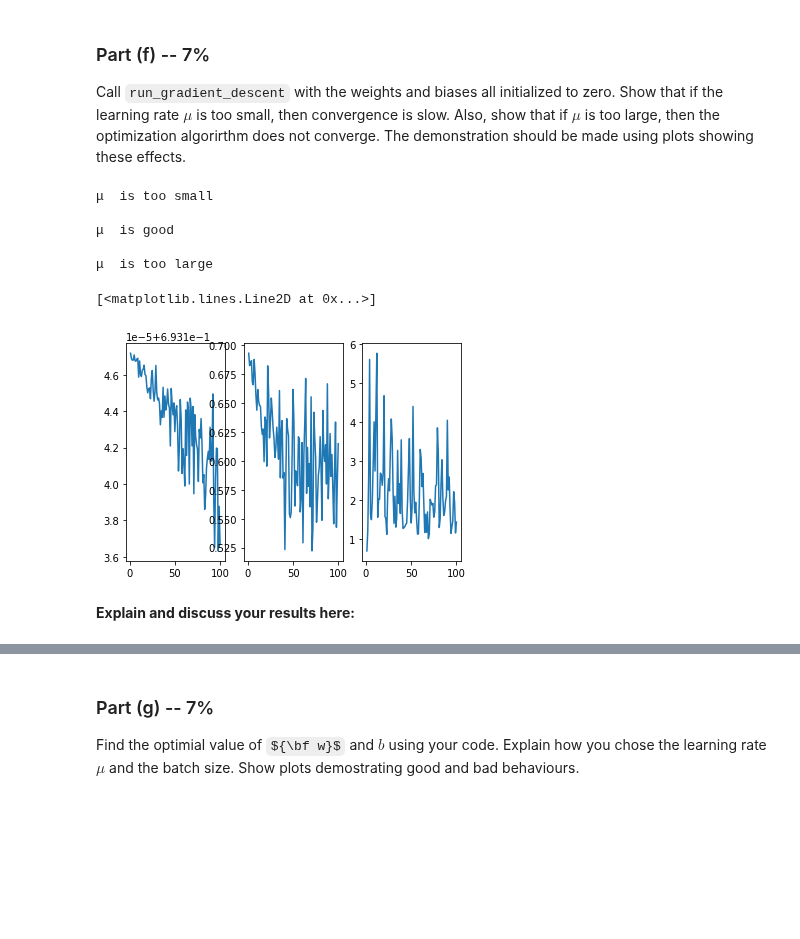
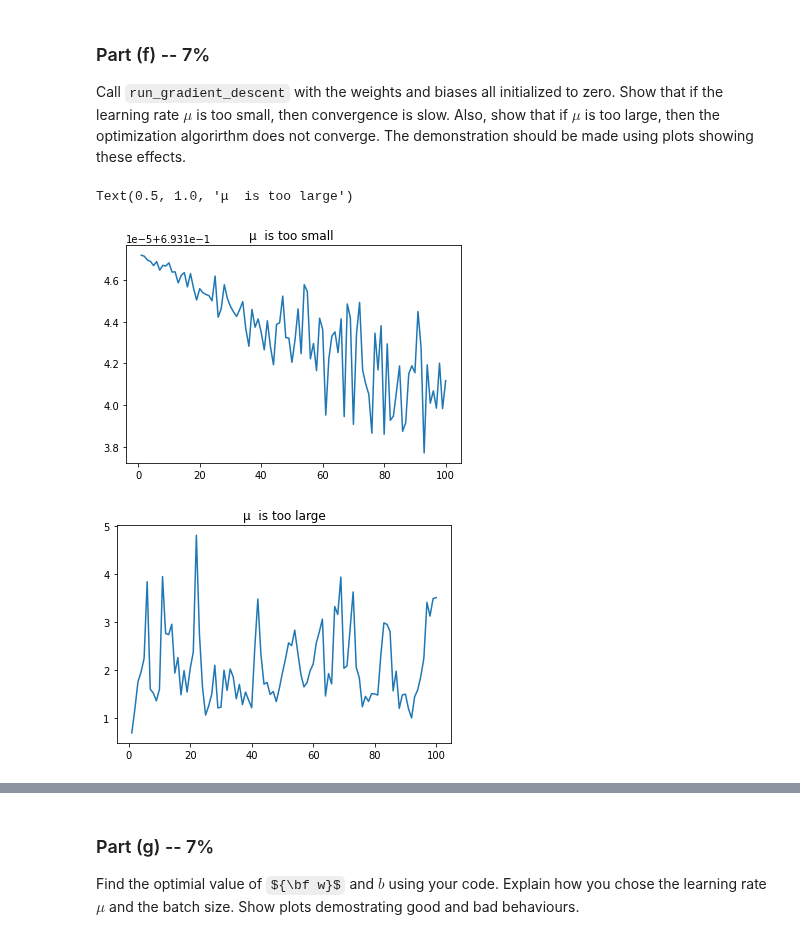
Before and after one commit to zivmo99/DeepLearning1, a Jupyter notebook: Assignment1.ipynb, the cells around one changed output, grey strips where cells are left out. Cells and saved outputs as stored; diff of their text form; code cells hidden in the pictures; some formulas as TeX source; blank space fills up the shorter version.

```diff
--- a/Assignment1.ipynb
+++ b/Assignment1.ipynb
@@ -240,10 +240,10 @@ def derivative_cost(X, y, t ):
            type(dLdb) = float
   """
   # Your code goes here
-  N = np.size(X,0)
+  #N = np.size(X,0)
   dLdb = np.mean((y-t).T)   # derivative by b
-  #dLdw = np.mean((y-t) * X.T,axis=1)  # derivative by w(vector).
-  dLdw = (np.transpose(X).dot(y - t))/N
+  dLdw = np.mean((y-t) * X.T,axis=1)  # derivative by w(vector).
+  #dLdw = (np.transpose(X).dot(y - t))/N
 
   return (dLdw,dLdb)
 # %% [markdown]
@@ -321,27 +321,22 @@ Show that $\frac{\partial\mathcal{L}}{\partial {\bf w}}$  is implement correctly
 t = np.array([1,1])
 X = np.ones([2, 90])
 
-#X = np.random.rand(2,90)
+
 b = 1
 w = np.random.randn(90)
-#w = np.ones(90,) +10
+#w = np.ones(90,) +10    for tests
 r1 = np.zeros(90,)   # create r1 vector
-#print( derivative_cost(X, y, t ))
 retVal = derivative_cost(X, y, t ) # X y t
 r2 = retVal[0]
 
 
-for i in range(w.size):  #
+for i in range(w.size):  # analytical results for w1 , w2, w3 ....
   h = np.zeros(90,)
-  h[i] = 0.00000001
+  h[i] = 0.000001
   yh = pred(w + h, b, X) # w b x
   y = pred(w, b, X)
-  r1[i] = (cost(yh, t) - cost(y, t)) / h[i]
-print("aaa")
-print(yh)
-print("bbb")
-print(y)
-print("ccc")
+  r1[i] = (cost(yh, t) - cost(y, t)) / h[i]  # analytical results for w[i]
+
 
 print("The analytical results is -", r1)
 print(" ")
@@ -451,30 +446,21 @@ Also, show that if $\mu$ is too large, then the optimization algorirthm does not
 # %%
 w0 = np.zeros(90,)
 b0 = 0
-print("μ  is too small")
+
 (w , b , val_cost_arr , iter_arr) = run_gradient_descent(w0 ,b0, train_norm_xs, train_ts, mu=0.000001, batch_size=100, max_iters=100)
-plt.subplot(131)
+plt.figure()
 plt.plot(iter_arr , val_cost_arr )
+plt.title("μ  is too small ")
+
+
 
 print(" ")
-print("μ  is good ")
-(w , b , val_cost_arr , iter_arr) = run_gradient_descent(w0 ,b0, train_norm_xs, train_ts, mu=0.1, batch_size=100, max_iters=100)
-plt.subplot(132)
+(w , b , val_cost_arr , iter_arr) = run_gradient_descent(w0 ,b0, train_norm_xs, train_ts, mu=5, batch_size=100, max_iters=100)
+plt.figure()
 plt.plot(iter_arr , val_cost_arr )
-
-print(" ")
-print("μ  is too large")
-(w , b , val_cost_arr , iter_arr) = run_gradient_descent(w0 ,b0, train_norm_xs, train_ts, mu=5, batch_size=100, max_iters=100)
-plt.subplot(133)
-plt.plot(iter_arr , val_cost_arr )
+plt.title("μ  is too large")
 # Write your code here
 # %% [output]
-μ  is too small
-
-μ  is good
-
-μ  is too large
+Text(0.5, 1.0, 'μ  is too large')
-[<matplotlib.lines.Line2D at 0x...>]
-[figure, old version]
+[figure, new version]
+[figure, added]
-# %% [markdown]
-**Explain and discuss your results here:**
```
Also changed, not shown: parts of 4 cells of this notebook.
